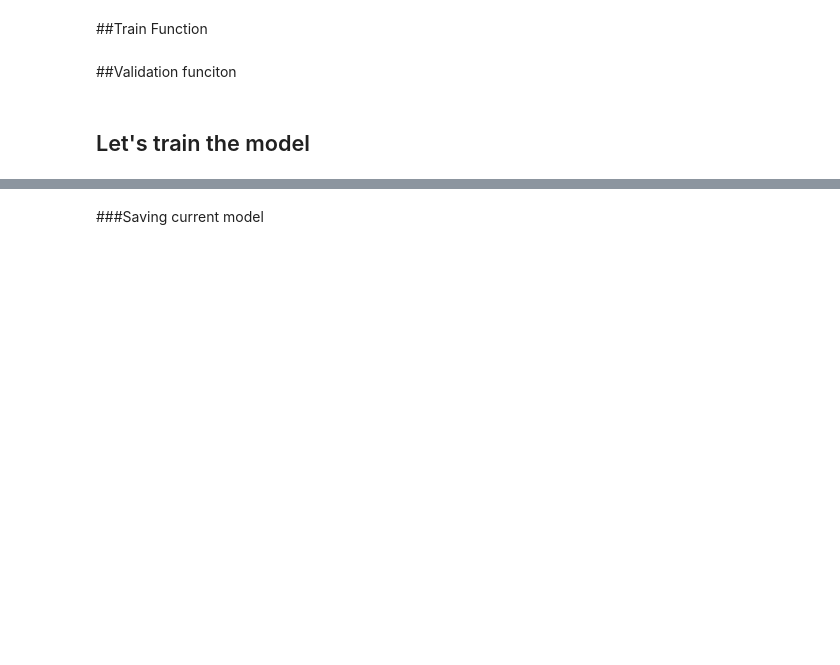
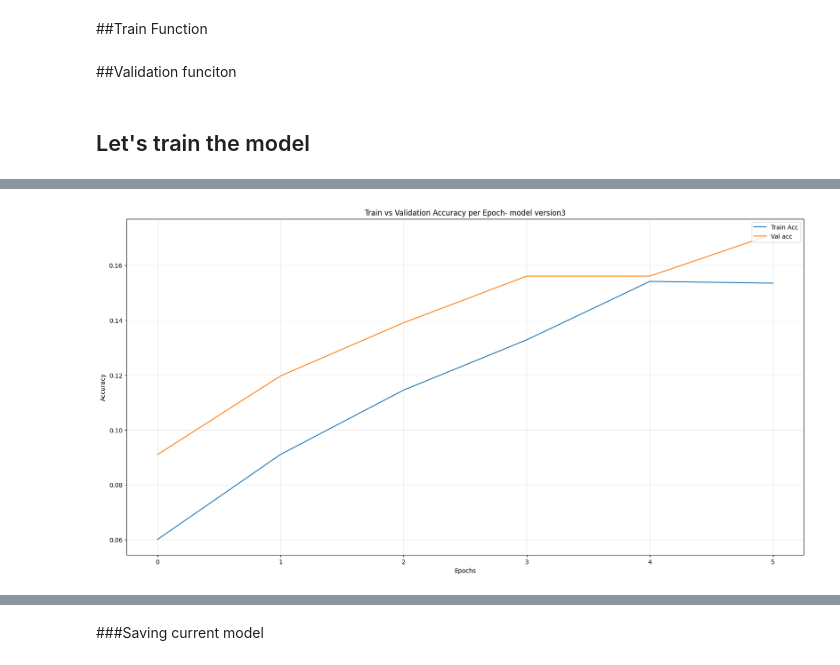
Before and after one commit to Sassotek/Mechanistic-Interpretability-for-Vision-Models-Optimization, a Jupyter notebook: Mechanistic_Interpretability_for_Vision_Models_Optimization_code.ipynb, the cells around one changed output, grey strips where cells are left out. Cells and saved outputs as stored; diff of their text form; code cells hidden in the pictures; blank space fills up the shorter version.

```diff
--- a/Mechanistic_Interpretability_for_Vision_Models_Optimization_code.ipynb
+++ b/Mechanistic_Interpretability_for_Vision_Models_Optimization_code.ipynb
@@ -1822,3 +1821,19 @@ plt.show()
+# %%
+
+list_epochs=list(range(0,len(acc_val_list)))
+plt.figure(figsize=(20, 10))
+plt.plot(acc_train_list, label="Train Acc")
+plt.plot(acc_val_list, label="Val acc")
+plt.title(f"Train vs Validation Accuracy per Epoch- model version{version}")
+plt.legend(loc="upper right")
+plt.xlabel("Epochs")
+plt.ylabel("Accuracy")
+plt.xticks(list_epochs)
+plt.grid(linestyle='-',alpha=0.3)
+plt.grid(linestyle='-',alpha=0.3)
+plt.show()
+# %% [output]
+[figure, added]
 # %%
 print(loss_train_list)
 print(loss_val_list)
```
Also changed, not shown: parts of 19 cells of this notebook.
